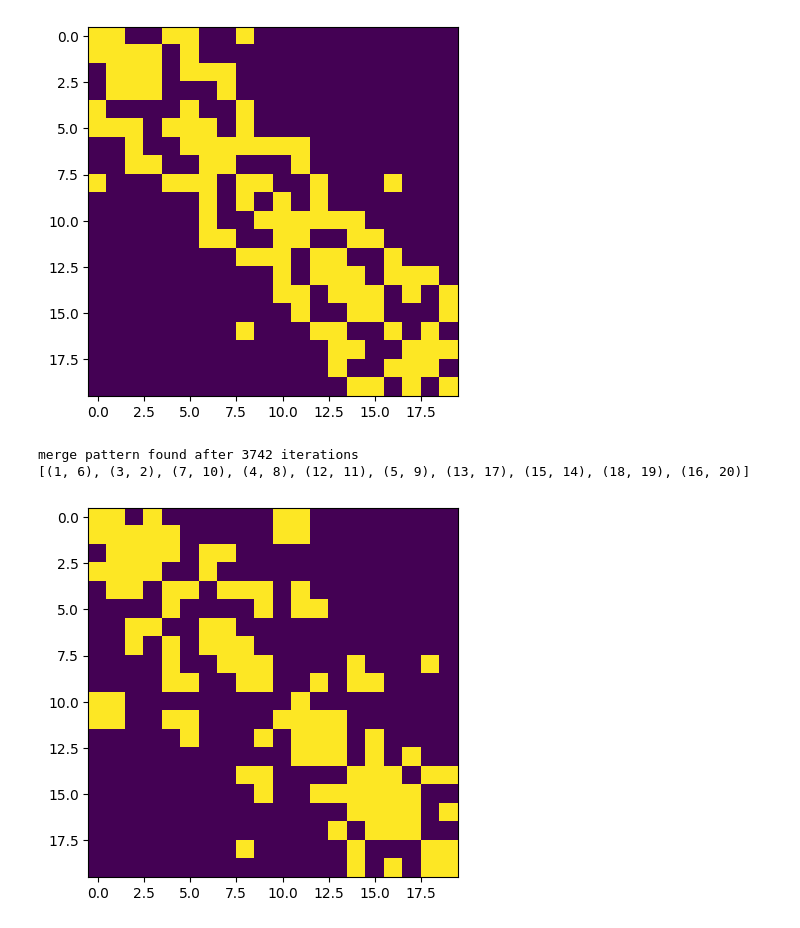
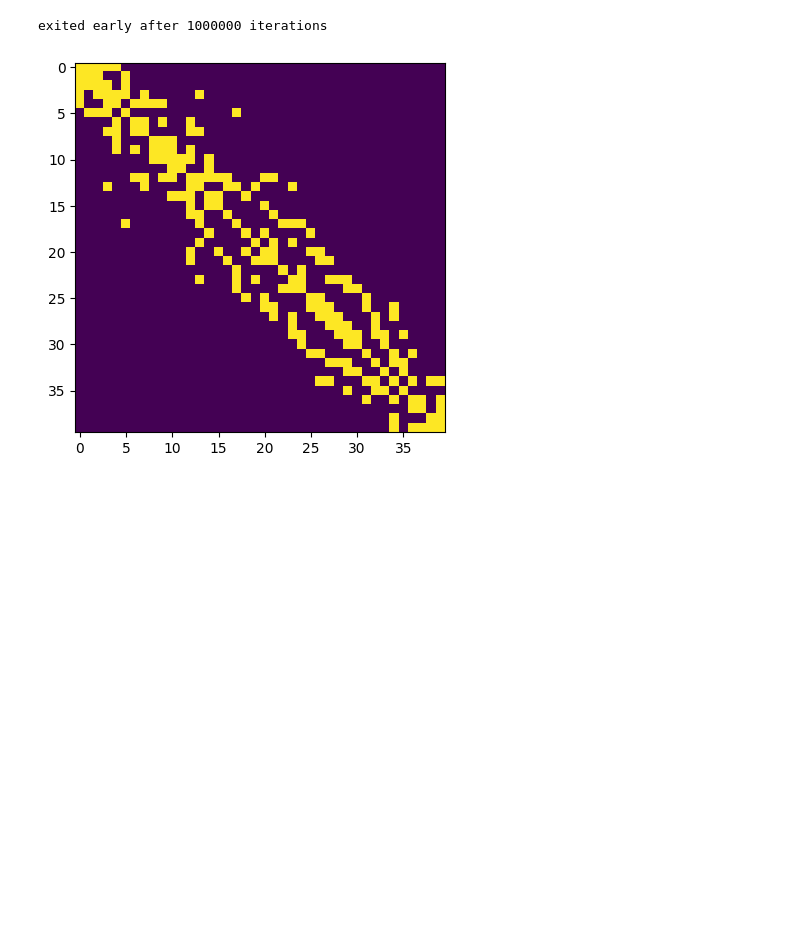
Before and after one commit to trevor-chan/n-trees, a Jupyter notebook: generator.ipynb, the cells around one changed output. Drawn from its saved outputs; the diff is of its cells as text; code cells hidden in the pictures; blank space fills up the shorter version.

```diff
--- a/generator.ipynb
+++ b/generator.ipynb
@@ -233,7 +235,7 @@ def place_tree(forest, visited=None, trees_pred=None, solutions=None):
         else:
             return None
 # %%
-trees = grow_tree_array(6, 1, maxiter = 1000000)
+trees = grow_tree_array(8, 1, maxiter = 1000000)
 
 plt.imshow(trees)
 # %% [output]
@@ -458,7 +409,7 @@ def plot_forest(forest, trees, solution = False, cmap='tab20b'):
     if solution:
         ax.scatter(np.argwhere(trees)[:,1], np.argwhere(trees)[:,0], color='k', marker='*', s=50, zorder=10)
 # %%
-trees = grow_tree_array(10, 2, maxiter = 1000000)
+trees = grow_tree_array(20, 2, maxiter = 1000000)
 
 plt.imshow(trees)
 # %% [output]
@@ -476,9 +427,7 @@ plt.colorbar()
 adjacency_list = calc_adjacency_list(singular_forest)
 adj_matrix = adj_list_to_matrix(adjacency_list)
 # %%
-merged = merge_forest(singular_forest, adjacency_list, temp=2, maxiter=10000000)
+merged = merge_forest(singular_forest, adjacency_list, temp=0.5, maxiter=1000000)
 # %% [output]
+exited early after 1000000 iterations
-[figure, old version]
+[figure, new version]
-merge pattern found after 3742 iterations
-[(1, 6), (3, 2), (7, 10), (4, 8), (12, 11), (5, 9), (13, 17), (15, 14), (18, 19), (16, 20)]
-[figure, removed]
```
Also changed, not shown: parts of 16 cells of this notebook.
